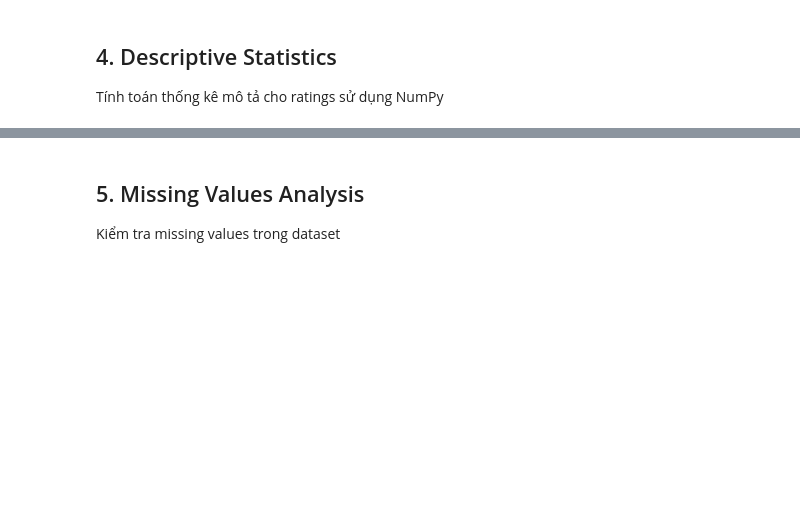
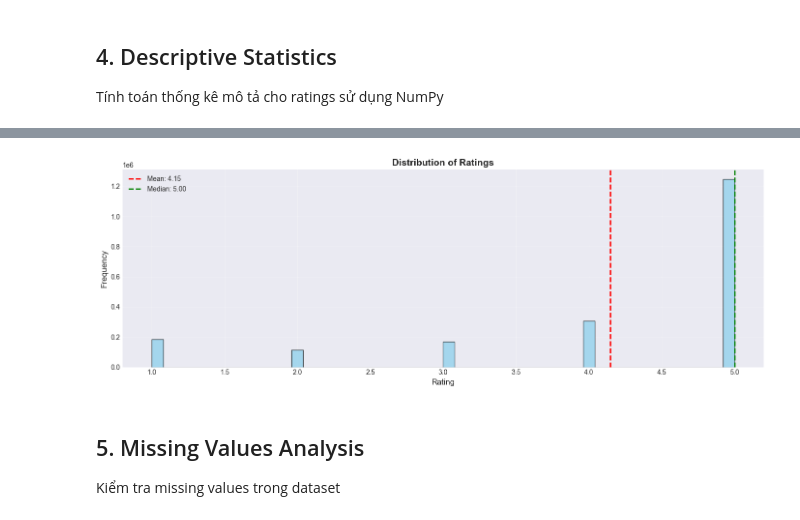
Before and after one commit to KuongB/lab02-ltkhdl, a Jupyter notebook: notebooks/01_data_exploration.ipynb, the cells around one changed output, grey strips where cells are left out. Drawn from its saved outputs; the diff is of its cells as text; code cells hidden in the pictures; blank space fills up the shorter version.

Commit message:
update visualization

```diff
--- a/notebooks/01_data_exploration.ipynb
+++ b/notebooks/01_data_exploration.ipynb
@@ -187,32 +237,27 @@ else:
 # %%
 # Visualize rating distribution
-fig, axes = plt.subplots(1, 2, figsize=(14, 5))
+fig, ax = plt.subplots(figsize=(14, 5))
 
 # Histogram
-ax1 = axes[0]
-ax1.hist(ratings, bins=50, color='skyblue', edgecolor='black', alpha=0.7)
-ax1.axvline(mean_rating, color='red', linestyle='--', linewidth=2, label=f'Mean: {mean_rating:.2f}')
-ax1.axvline(median_rating, color='green', linestyle='--', linewidth=2, label=f'Median: {median_rating:.2f}')
-ax1.set_xlabel('Rating', fontsize=12)
-ax1.set_ylabel('Frequency', fontsize=12)
-ax1.set_title('Distribution of Ratings', fontsize=14, fontweight='bold')
-ax1.legend()
-ax1.grid(True, alpha=0.3)
 
-# Box plot
-ax2 = axes[1]
-box = ax2.boxplot(ratings, vert=True, patch_artist=True, widths=0.5)
-box['boxes'][0].set_facecolor('lightblue')
-ax2.set_ylabel('Rating', fontsize=12)
-ax2.set_title('Box Plot of Ratings', fontsize=14, fontweight='bold')
-ax2.grid(True, alpha=0.3)
+ax.hist(ratings, bins=50, color='skyblue', edgecolor='black', alpha=0.7)
+ax.axvline(mean_rating, color='red', linestyle='--', linewidth=2, label=f'Mean: {mean_rating:.2f}')
+ax.axvline(median_rating, color='green', linestyle='--', linewidth=2, label=f'Median: {median_rating:.2f}')
+ax.set_xlabel('Rating', fontsize=12)
+ax.set_ylabel('Frequency', fontsize=12)
+ax.set_title('Distribution of Ratings', fontsize=14, fontweight='bold')
+ax.legend()
+ax.grid(True, alpha=0.3)
+
+
 
 # Add statistics text
 stats_text = f"Mean: {mean_rating:.2f}\nMedian: {median_rating:.2f}\nStd: {std_rating:.2f}\nSkew: {skewness:.2f}"
-ax2.text(1.3, max_rating * 0.5, stats_text, fontsize=10, bbox=dict(boxstyle='round', facecolor='wheat', alpha=0.5))
 
 plt.tight_layout()
 plt.show()
+# %% [output]
+[figure, added]
 # %% [markdown]
 ## 5. Missing Values Analysis
 
```
Also changed, not shown: parts of 20 cells of this notebook.
